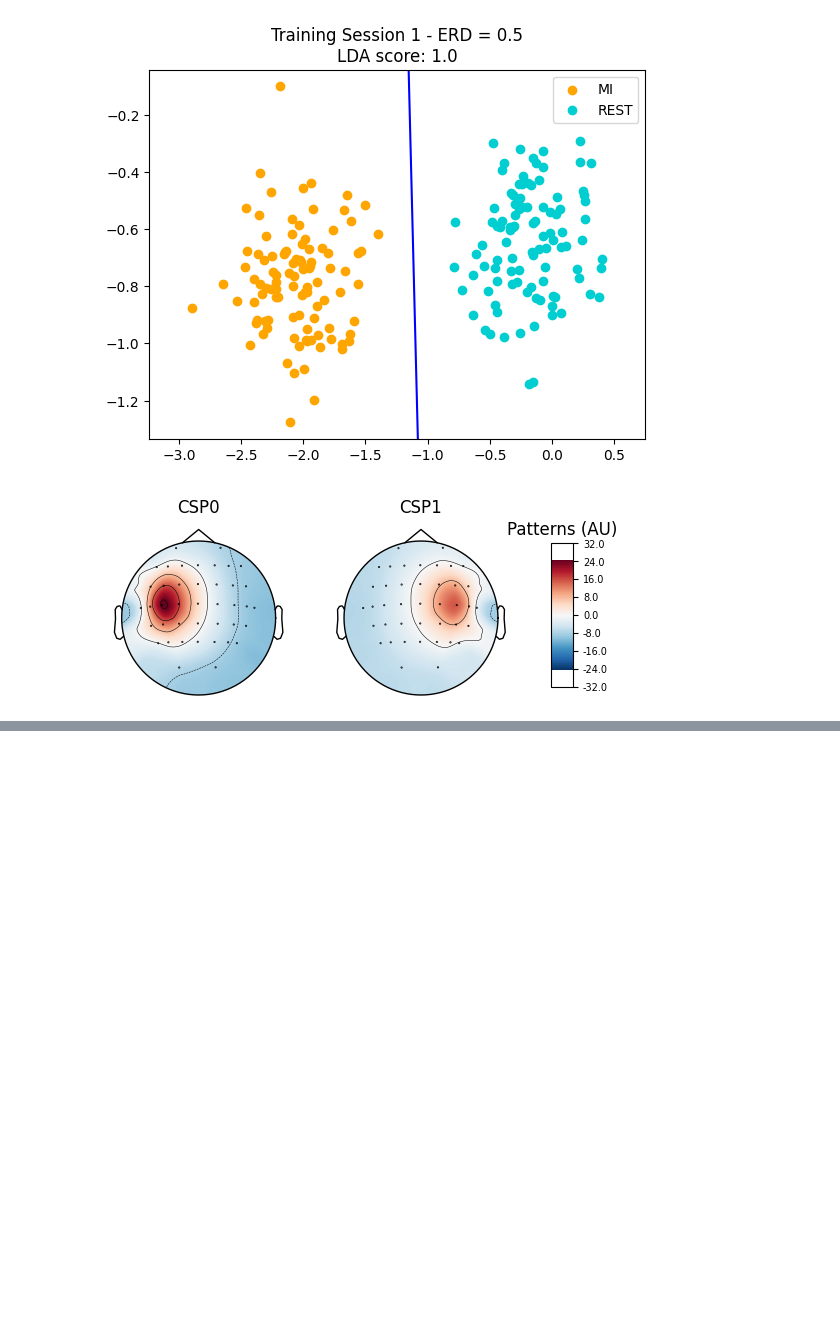
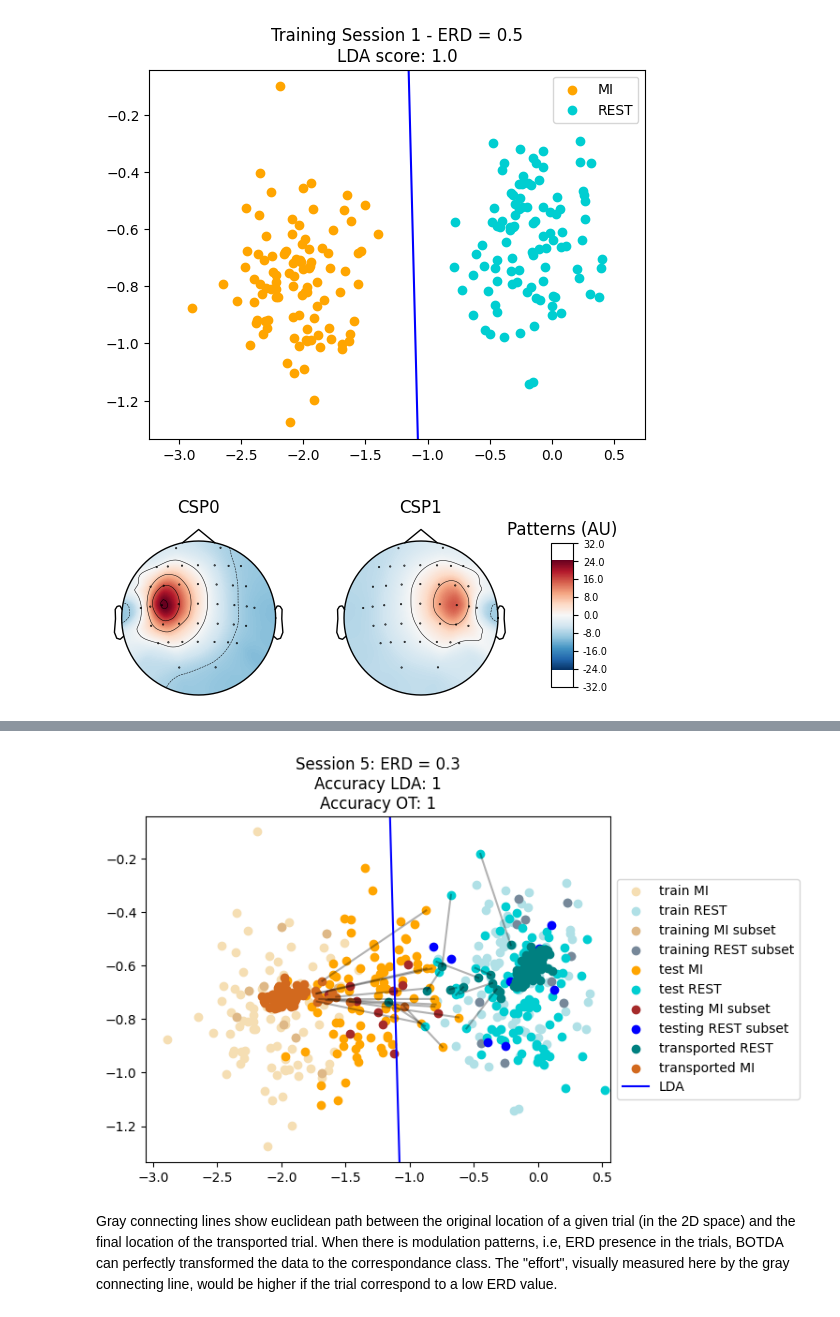
Before and after one commit to NiCALab-IMAL/SupportiveBackwardAdaptation, a Jupyter notebook: H1_TrainTest.ipynb, the cells around one changed output, grey strips where cells are left out. Drawn from its saved outputs; the diff is of its cells as text; code cells hidden in the pictures; blank space fills up the shorter version.

Commit message:
files with drive link

```diff
--- a/H1_TrainTest.ipynb
+++ b/H1_TrainTest.ipynb
@@ -64,12 +80,12 @@ drive.mount('/content/drive')
 Mounted at /content/drive
 # %%
 import os.path as op
-data_path = op.join('/content/drive/MyDrive/Proyecto_coadaptiveBCI/Simulaciones/simulated data/MI vs rest')
+data_path = op.join('/content/drive/MyDrive/coadaptivesimdata/')
 # %% [markdown]
 # Load training data - Session 1 - ERD 0.5
 # %%
 # %% Load Training data - session 1
-Data_S1 = op.join(data_path, 'session1_epochs_epo.fif')
+Data_S1 = op.join(data_path, 'session1.fif')
 epochs_S1 = mne.read_epochs(Data_S1, preload=True, verbose=False)
 # resample to 250 Hz
 epochs_S1 = epochs_S1.resample(250)
@@ -121,3 +156,7 @@ fig = csp.plot_patterns(epochs_S1.info, ch_type='eeg', units='Patterns (AU)', si
+# %%
+# evaluate LDA accuracy
+y_predict_lda = lda.predict(Gte)
+acc_lda = accuracy_score(Yte,y_predict_lda)
 # %%
 #%% OTDA parameters
 rango_cl= [0.1, 1, 10]
@@ -235,0 +207,43 @@ plt.show()
+# %%
+#Plot first 2 features
+ft = Gte[:,0:2]
+ft_ot = Gte_ot[:,0:2]
+
+acc_lda = round(acc_lda)
+acc_OT = round(acc_OT)
+
+x = np.linspace(-1,3,500)
+y = np.linspace(2,8,500)
+X,Y = np.meshgrid(x,y)
+pos = np.array([X.flatten(),Y.flatten()]).T
+fig, axs = plt.subplots()
+axs.scatter(features[Ytr==1, 0], features[Ytr==1, 1], c='wheat', label='train MI')
+axs.scatter(features[Ytr==2, 0], features[Ytr==2, 1], c='powderblue', label='train REST')
+# plot the subset where the transport is learned
+axs.scatter(G_BOTDAl1l2_[Y_BOTDAl1l2_==1, 0], G_BOTDAl1l2_[Y_BOTDAl1l2_==1, 1], c='burlywood', label='training MI subset')
+axs.scatter(G_BOTDAl1l2_[Y_BOTDAl1l2_==2, 0], G_BOTDAl1l2_[Y_BOTDAl1l2_==2, 1], c='lightslategray', label='training REST subset')
+axs.scatter(ft[Yte==1, 0], ft[Yte==1, 1], c='orange', label='test MI')
+axs.scatter(ft[Yte==2, 0], ft[Yte==2, 1], c='darkturquoise', label='test REST')
+axs.scatter(Gval[Yval==1, 0], Gval[Yval==1, 1], c='brown', label='testing MI subset')
+axs.scatter(Gval[Yval==2, 0], Gval[Yval==2, 1], c='blue', label='testing REST subset')
+axs.scatter(ft_ot[Yte==2, 0], ft_ot[Yte==2, 1], c='teal', label='transported REST')
+axs.scatter(ft_ot[Yte==1, 0], ft_ot[Yte==1, 1], c='chocolate', label='transported MI')
+outernMI = np.argsort(ft[Yte==1, 0])[len(ft[Yte==1, 0])-10:]
+outernR = np.argsort(ft[Yte==2, 0])[0:10]
+plt.plot([ft[Yte==1, 0][outernMI],ft_ot[Yte==1, 0][outernMI]], [ft[Yte==1, 1][outernMI], ft_ot[Yte==1, 1][outernMI]],'k-', alpha = 0.3)
+plt.plot([ft[Yte==2, 0][outernR],ft_ot[Yte==2, 0][outernR]], [ft[Yte==2, 1][outernR], ft_ot[Yte==2, 1][outernR]],'k-', alpha = 0.3)
+
+b, w1, w2 = lda.intercept_[0], lda.coef_[0][0], lda.coef_[0][1]
+xx = np.array(axs.get_xlim())
+ylim = np.array(axs.get_ylim())
+axs.plot(xx, -(b+xx*w1)/w2, c='blue', label = 'LDA')
+
+axs.set_ylim(ylim)
+axs.set_xlim(xlim)
+axs.set_title('Session 5: ERD = 0.3' + '\nAccuracy LDA: ' + str(acc_lda) + '\nAccuracy OT: ' + str(acc_OT) )
+axs.legend(loc='center left', bbox_to_anchor=(1, 0.5))
+plt.show()
+# %% [output]
+[figure, added]
+# %% [markdown]
+Gray connecting lines show euclidean path between the original location of a given trial (in the 2D space) and the final location of the transported trial. When there is modulation patterns, i.e, ERD presence in the trials, BOTDA can perfectly transformed the data to the correspondance class. The "effort", visually measured here by the gray connecting line, would be higher if the trial correspond to a low ERD value.
```
Also changed, not shown: parts of 17 cells of this notebook, 4 other files.
